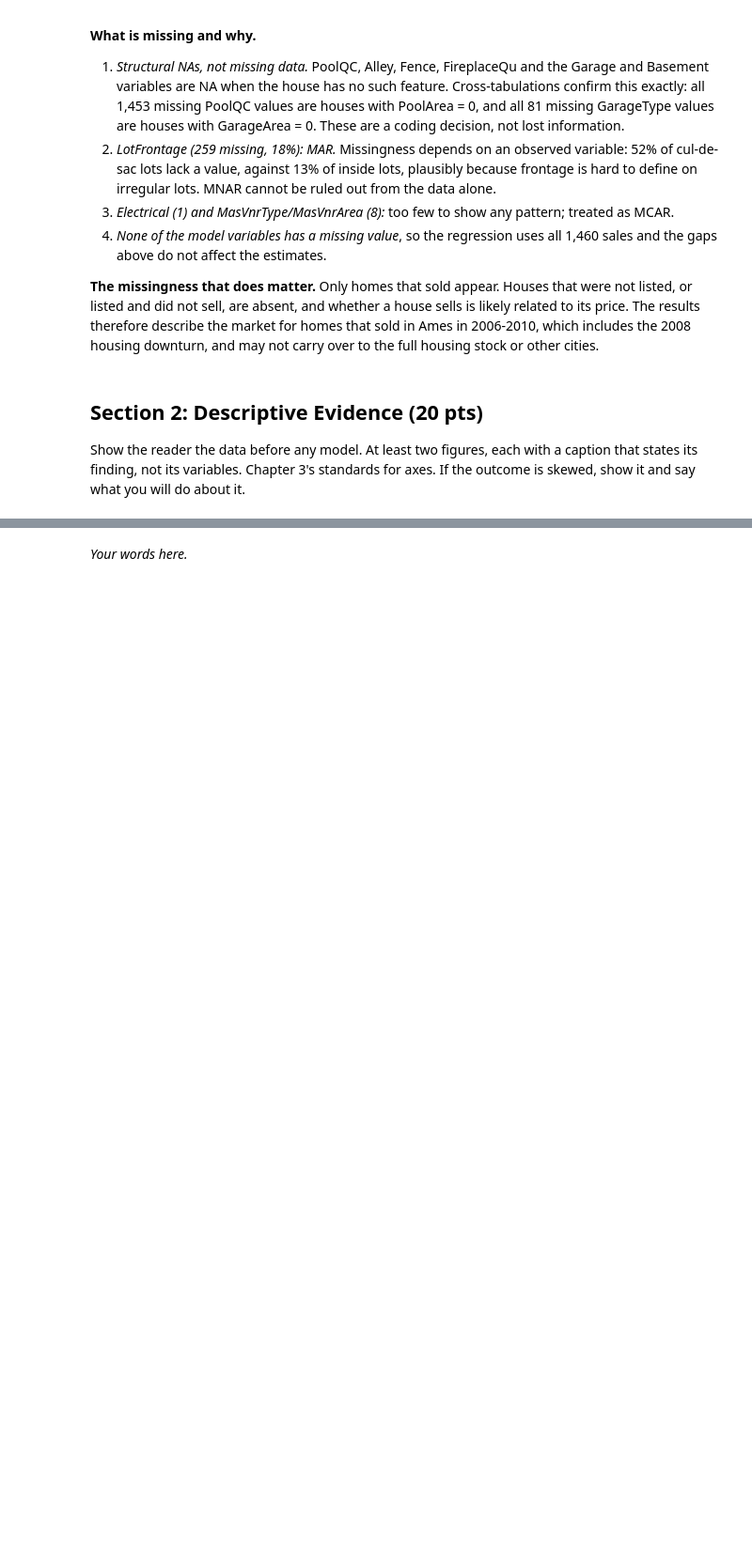
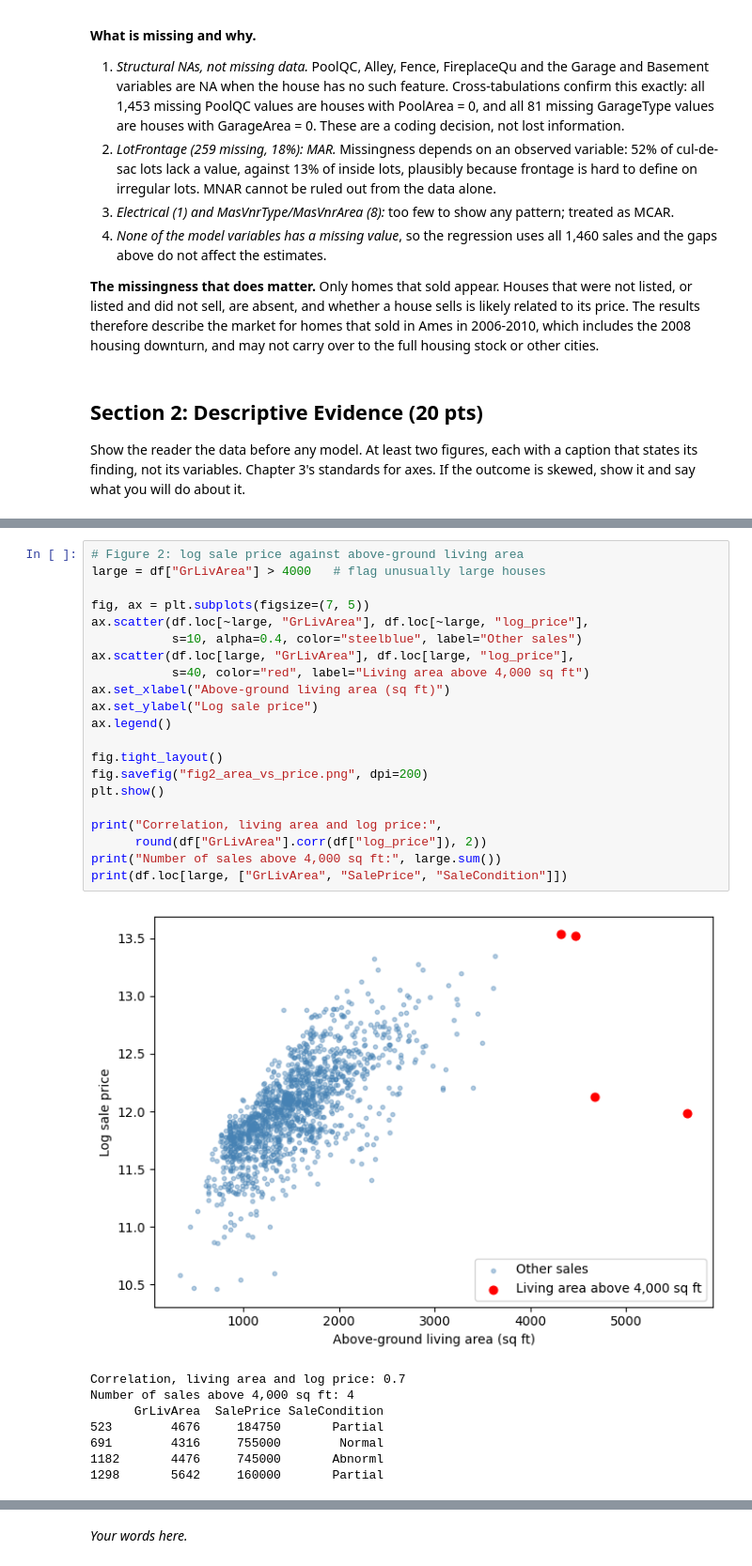
Before and after one commit to shanshiny06/econ3916-midterm, a Jupyter notebook: midterm_starter.ipynb, the cells around one changed output, grey strips where cells are left out. Shown at 94% size. Drawn from its saved outputs; the diff is of its cells as text; blank space fills up the shorter version.

```diff
--- a/midterm_starter.ipynb
+++ b/midterm_starter.ipynb
@@ -208,0 +233,30 @@ Show the reader the data before any model. At least two figures, each with a cap
+# %%
+# Figure 2: log sale price against above-ground living area
+large = df["GrLivArea"] > 4000   # flag unusually large houses
+
+fig, ax = plt.subplots(figsize=(7, 5))
+ax.scatter(df.loc[~large, "GrLivArea"], df.loc[~large, "log_price"],
+           s=10, alpha=0.4, color="steelblue", label="Other sales")
+ax.scatter(df.loc[large, "GrLivArea"], df.loc[large, "log_price"],
+           s=40, color="red", label="Living area above 4,000 sq ft")
+ax.set_xlabel("Above-ground living area (sq ft)")
+ax.set_ylabel("Log sale price")
+ax.legend()
+
+fig.tight_layout()
+fig.savefig("fig2_area_vs_price.png", dpi=200)
+plt.show()
+
+print("Correlation, living area and log price:",
+      round(df["GrLivArea"].corr(df["log_price"]), 2))
+print("Number of sales above 4,000 sq ft:", large.sum())
+print(df.loc[large, ["GrLivArea", "SalePrice", "SaleCondition"]])
+# %% [output]
+[figure, added]
+Correlation, living area and log price: 0.7
+Number of sales above 4,000 sq ft: 4
+      GrLivArea  SalePrice SaleCondition
+523        4676     184750       Partial
+691        4316     755000        Normal
+1182       4476     745000       Abnorml
+1298       5642     160000       Partial
```
Also changed, not shown: parts of 2 cells of this notebook.
